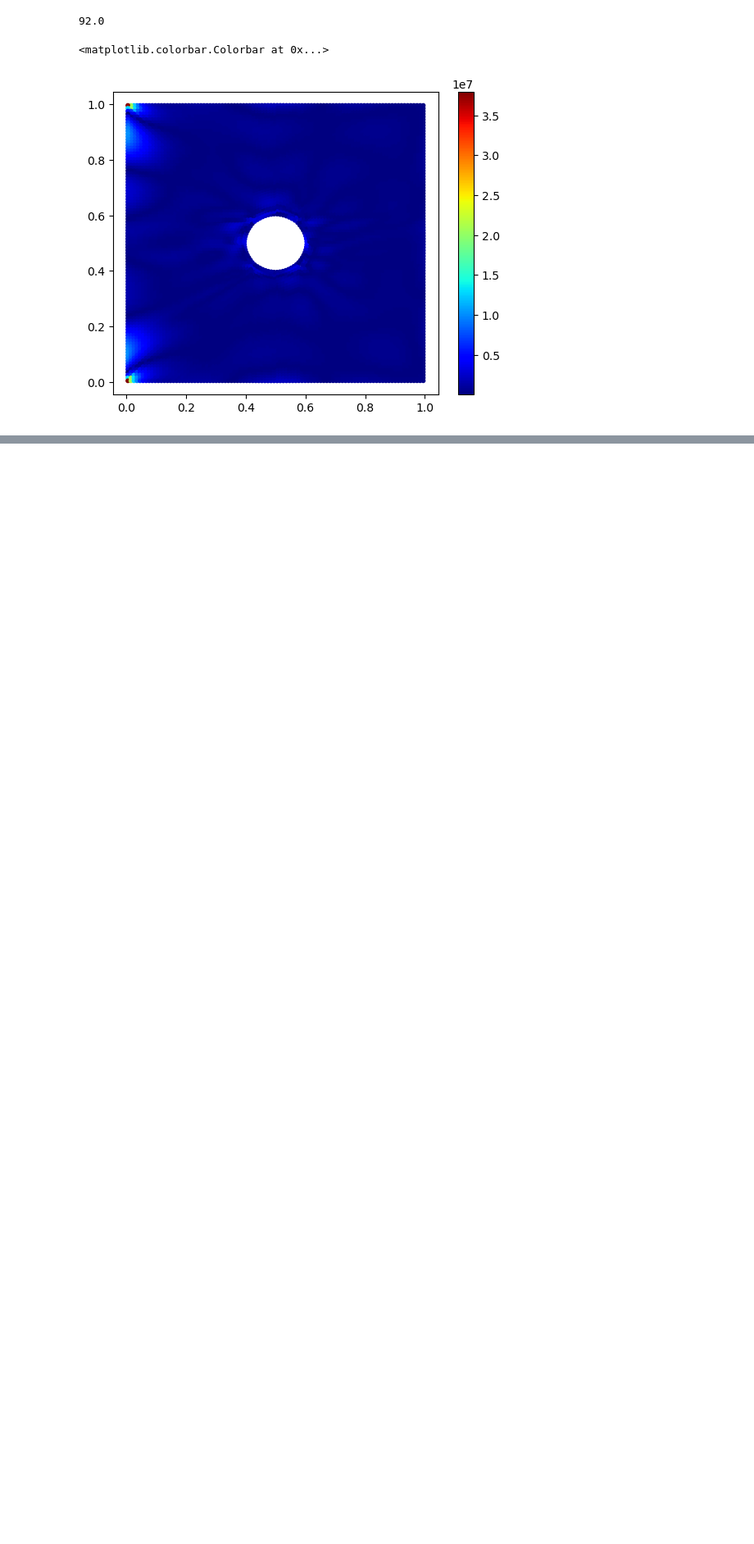
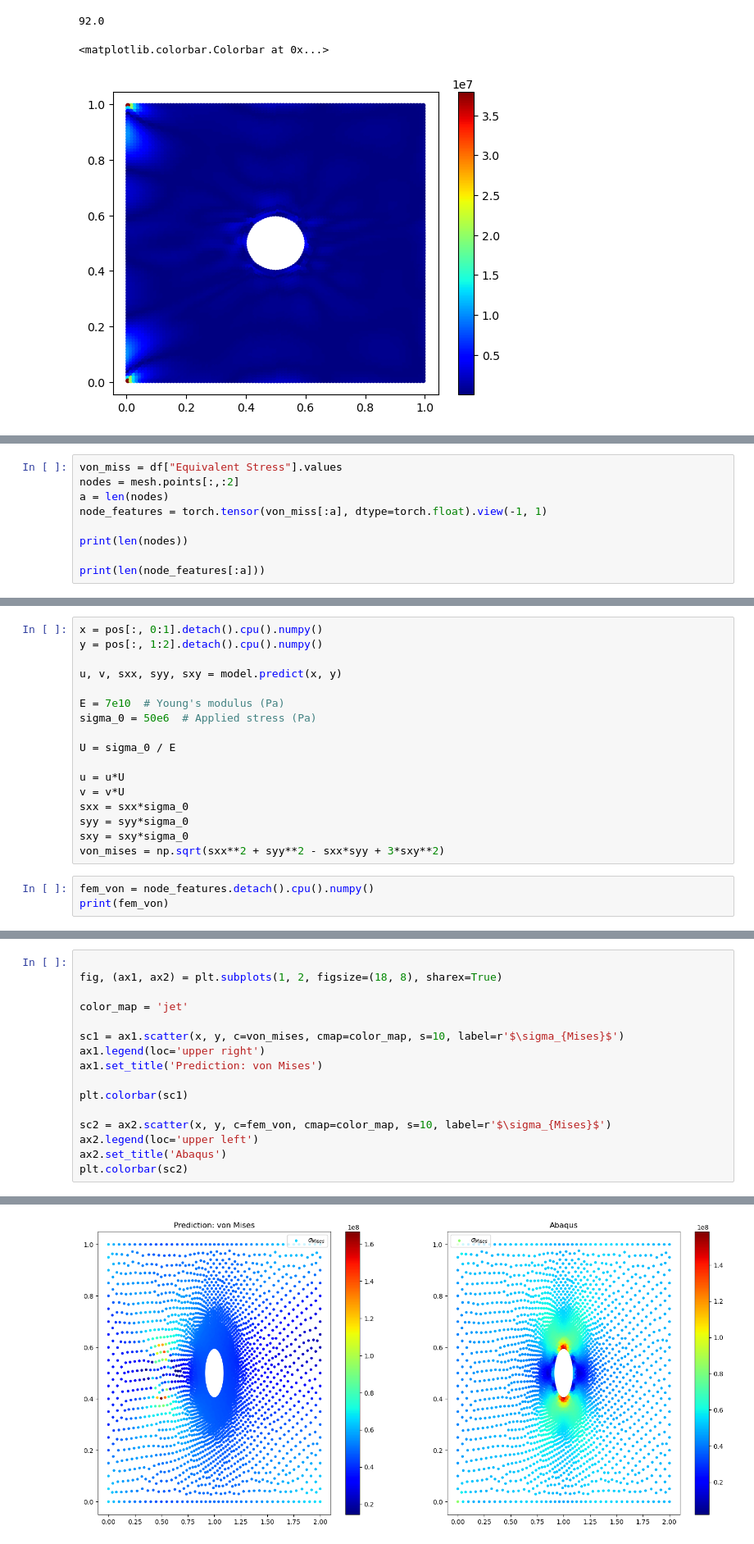
Before and after one commit to alleswe2k/PINNs, a Jupyter notebook: 2D_sheet_problem/plate_hole_update.ipynb, the cells around one changed output, grey strips where cells are left out. Shown at 82% size. Saved outputs shown, nothing was run; the diff lists cells and outputs as text; blank space fills up the shorter version.

```diff
--- a/2D_sheet_problem/plate_hole_update.ipynb
+++ b/2D_sheet_problem/plate_hole_update.ipynb
@@ -535,0 +552,9 @@ NameError: name 'np' is not defined
+# %%
+von_miss = df["Equivalent Stress"].values
+nodes = mesh.points[:,:2]
+a = len(nodes)
+node_features = torch.tensor(von_miss[:a], dtype=torch.float).view(-1, 1)
+
+print(len(nodes))
+
+print(len(node_features[:a]))
@@ -535,0 +599,20 @@ NameError: name 'np' is not defined
+# %%
+x = pos[:, 0:1].detach().cpu().numpy()
+y = pos[:, 1:2].detach().cpu().numpy()
+
+u, v, sxx, syy, sxy = model.predict(x, y)
+
+E = 7e10  # Young's modulus (Pa)
+sigma_0 = 50e6  # Applied stress (Pa)
+
+U = sigma_0 / E
+
+u = u*U
+v = v*U
+sxx = sxx*sigma_0
+syy = syy*sigma_0
+sxy = sxy*sigma_0
+von_mises = np.sqrt(sxx**2 + syy**2 - sxx*syy + 3*sxy**2)
+# %%
+fem_von = node_features.detach().cpu().numpy()
+print(fem_von)
@@ -535,0 +627,17 @@ NameError: name 'np' is not defined
+# %%
+
+fig, (ax1, ax2) = plt.subplots(1, 2, figsize=(18, 8), sharex=True)
+
+color_map = 'jet'
+
+sc1 = ax1.scatter(x, y, c=von_mises, cmap=color_map, s=10, label=r'$\sigma_{Mises}$')
+ax1.legend(loc='upper right')
+ax1.set_title('Prediction: von Mises')
+
+plt.colorbar(sc1)
+
+sc2 = ax2.scatter(x, y, c=fem_von, cmap=color_map, s=10, label=r'$\sigma_{Mises}$')
+ax2.legend(loc='upper left')
+ax2.set_title('Abaqus')
+plt.colorbar(sc2)
+# %% [output]
@@ -535,0 +645 @@ NameError: name 'np' is not defined
+[figure, added]
```
Also changed, not shown: parts of 14 cells of this notebook, 29 other files.
